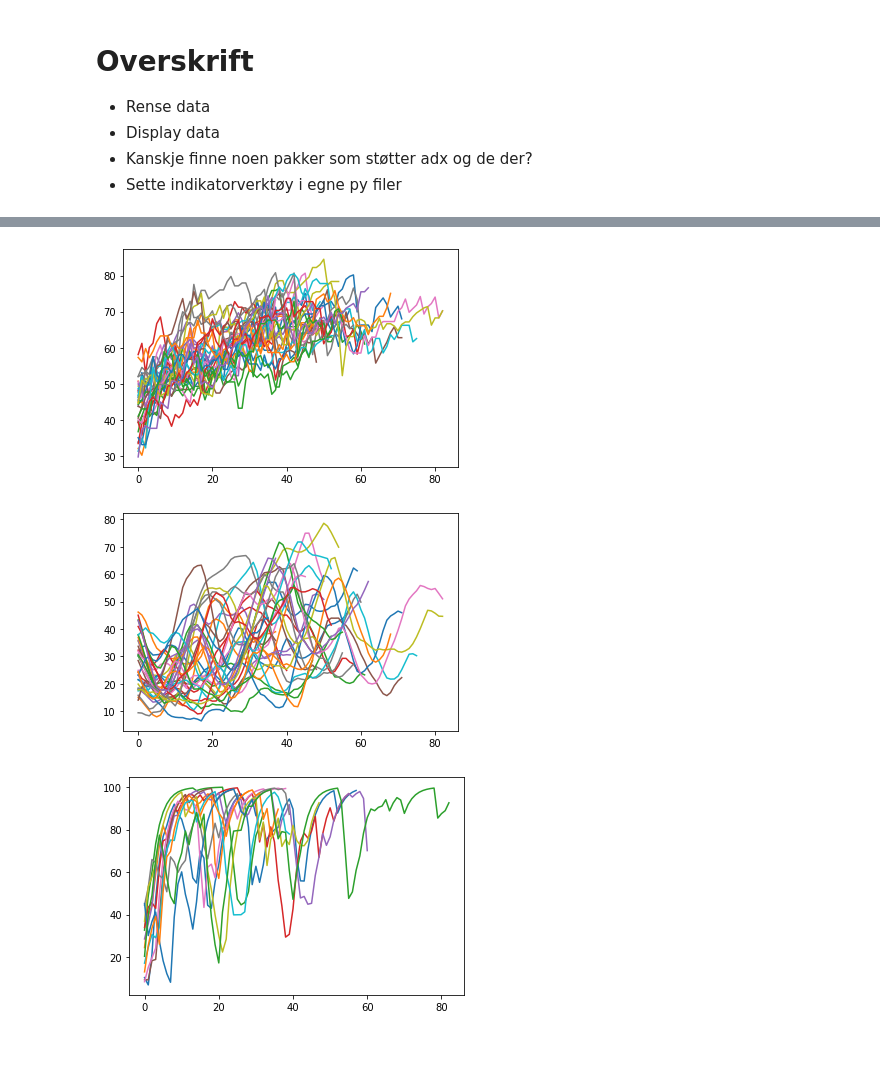
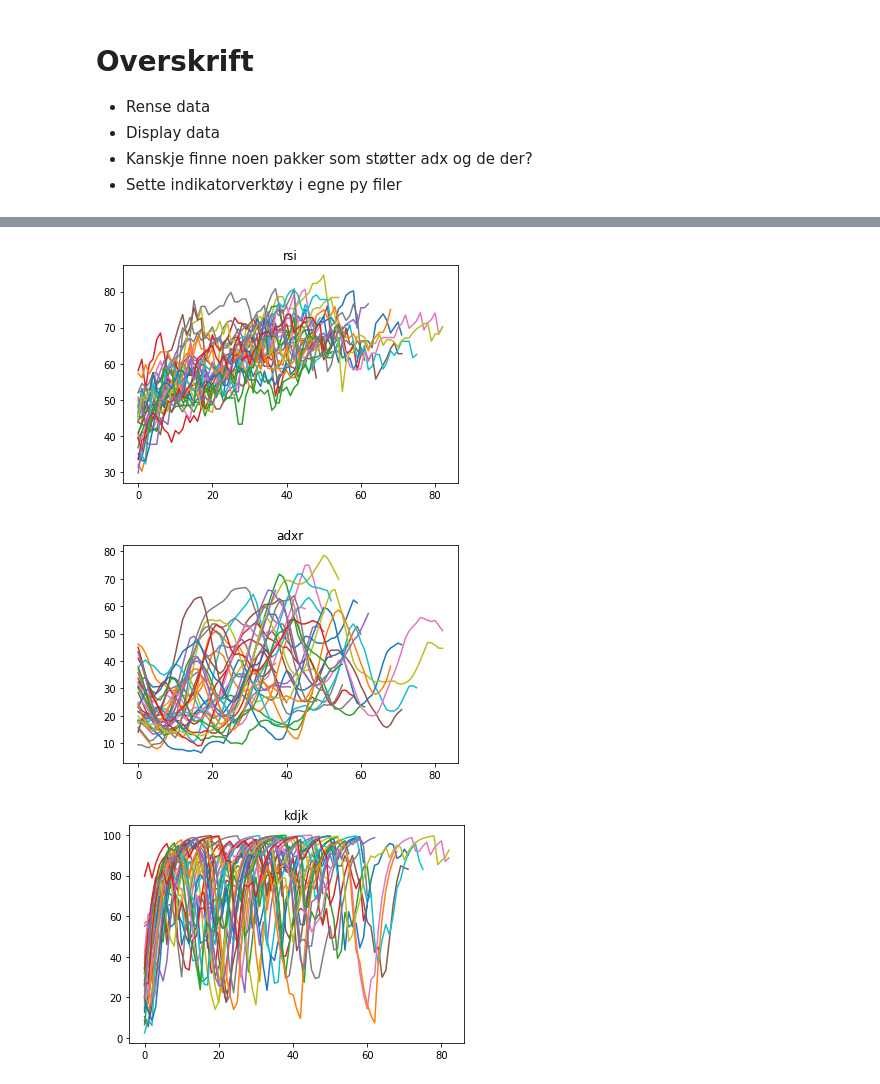
Before and after one commit to stianteien/instradag, a Jupyter notebook: make_model.ipynb, the cells around one changed output, grey strips where cells are left out. Drawn from its saved outputs; the diff is of its cells as text; code cells hidden in the pictures; blank space fills up the shorter version.

```diff
--- a/make_model.ipynb
+++ b/make_model.ipynb
@@ -23,27 +23,18 @@ from lib.god_runde import positiv_utvikling
 # %%
 def hent_indikatortall(data, gode):
     stock = stockstats.StockDataFrame.retype(data)
-    stock['rsi_20']
-    stock['trix']
-    stock['adx']
-    stock['kdjk']
-    stock['pdi']
+    indikatorer = ['rsi_20', 'trix', 'adx', 'kdjk', 'pdi', 'tr']
+    for ind in indikatorer:
+        stock[ind]
 
-    rsi = []
-    trix = []
-    adxr = []
-    kdjk = []
-    pdi = []
+    all_indikator = {ind:[] for ind in indikatorer}
+
     for ix, fin in gode.iterrows():
         oppgang = stock[int(fin.start):int(fin.endex)]
-        rsi.append(oppgang.rsi_20.values)
-        trix.append(oppgang.trix.values)
-        adxr.append(oppgang.adxr.values)
-        kdjk.append(oppgang.kdjk.values)
-        pdi.append(oppgang.pdi.values)
+        for ind in all_indikator:
+            all_indikator[ind].append(oppgang[ind].values)
 
-
-    return rsi, trix, adxr, kdjk, pdi
+    return all_indikator
 
 def multi_analyse(filer):
     alle_gode = pd.DataFrame(columns=['navn'])
@@ -52,14 +43,11 @@ def multi_analyse(filer):
         print(f"{i+1} av {len(filer)} analysert" ,end='\r')
         data = cleanup.clean_data(pd.read_excel(fil))
         gode = pos_ut.calculate(data)
-        rsi, trix, adxr, kdjk, pdi = hent_indikatortall(data, gode)
-        gode['rsi'] = rsi
-        gode['trix'] = trix
-        gode['adxr'] = adxr
-        gode['kdjk'] = kdjk
-        gode['pdi'] = pdi
+        alle_ind = hent_indikatortall(data, gode)
+        for ind in alle_ind:
+            gode[ind] = alle_ind[ind]
+
         gode['navn'] = fil.split('/')[1].split('.xl')[0]
-
         alle_gode = alle_gode.append(gode, ignore_index=True)
 
     return alle_gode
@@ -72,7 +60,7 @@ def add_data(word):
 cleanup = rens()
 pos_ut = positiv_utvikling()
 # %%
-filer = list(map(add_data, os.listdir('data/')))
+filer = list(map(add_data, os.listdir('data/')))[:10]
 data = multi_analyse(filer)
 data
 # %% [output]
@@ -142,23 +113,26 @@ TypeError: 'str' object is not callable
 # %%
 fig = plt.figure
+plt.title('rsi')
 for i in data_oppgang.rsi:
     plt.plot(i)
-#plt.savefig('images/rsiplot')
+plt.savefig('images/rsiplot')
 # %% [output]
-[figure, old version]
+[figure, new version]
 # %%
 fig = plt.figure
+plt.title('adxr')
 for i in data_oppgang.adxr:
     plt.plot(i)
-#plt.savefig('images/adxrplot')
+plt.savefig('images/adxrplot')
 # %% [output]
-[figure, old version]
+[figure, new version]
 # %%
 fig = plt.figure
-for i in data.kdjk:
+plt.title('kdjk')
+for i in data_oppgang.kdjk:
     plt.plot(i)
-#plt.savefig('images/kdjkplot')
+plt.savefig('images/kdjkplot')
 # %% [output]
-[figure, old version]
+[figure, new version]
 # %%
 fig = plt.figure
```
Also changed, not shown: parts of 8 cells of this notebook.
